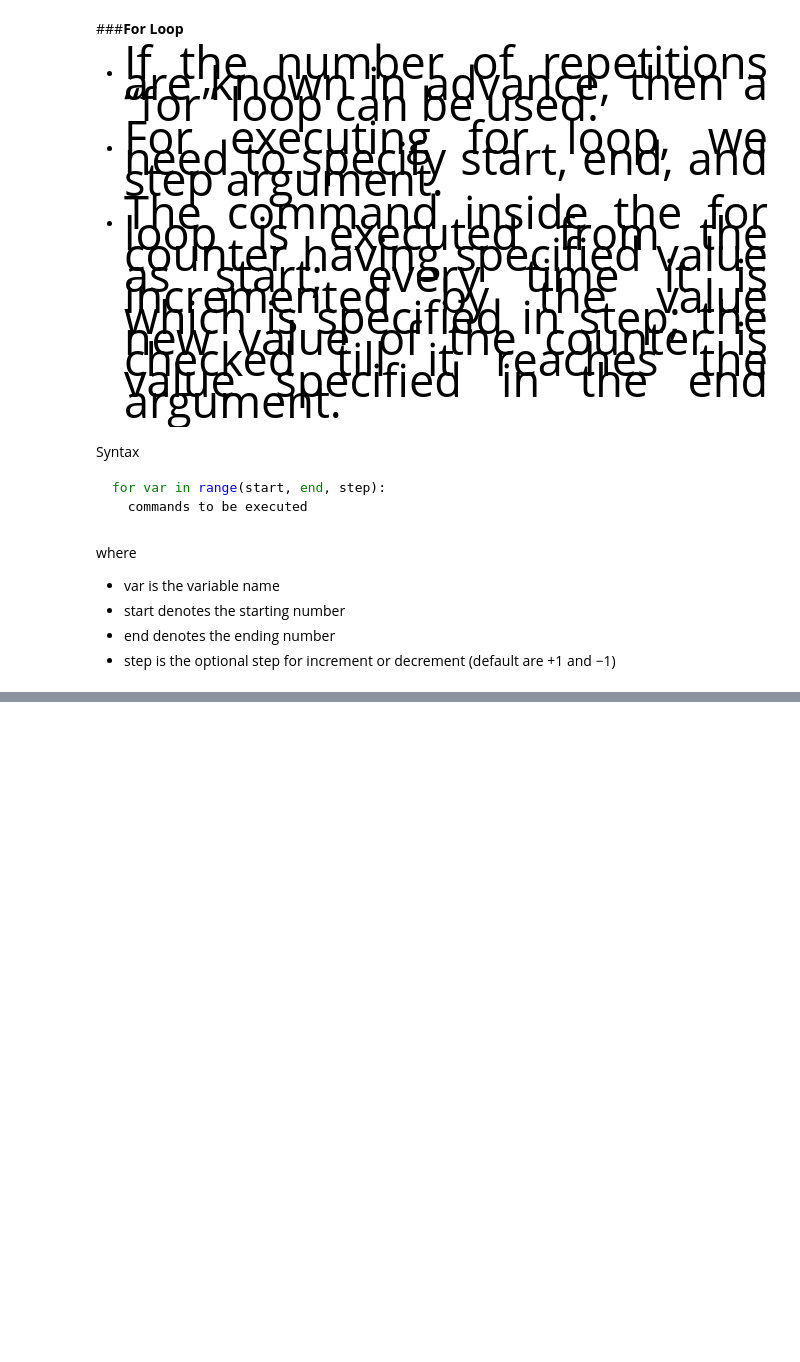
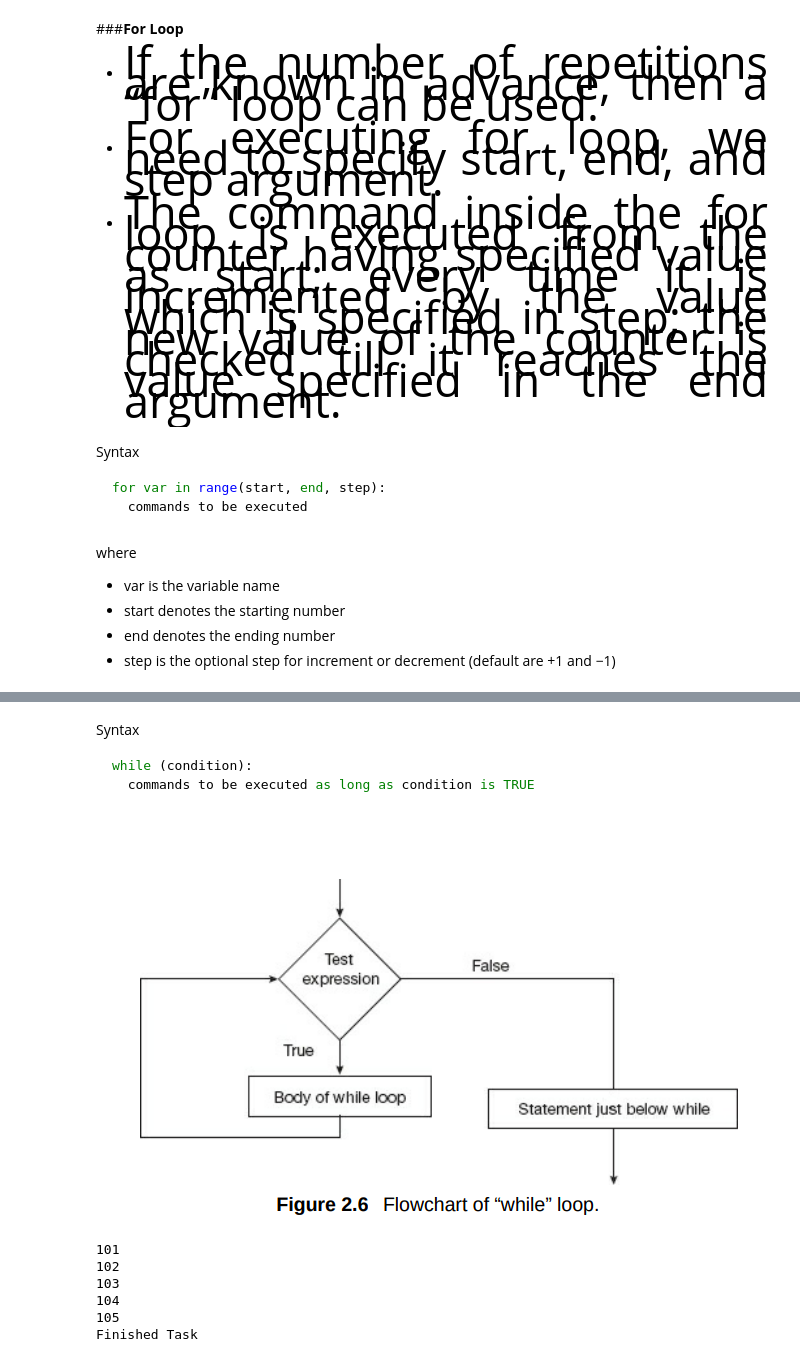
Before and after one commit to ShilpaVasista/PDA---23CSE313, a Jupyter notebook: Module_2_Part_II.ipynb, the cells around one changed output, grey strips where cells are left out. Cells and saved outputs as stored; diff of their text form; code cells hidden in the pictures; blank space fills up the shorter version.

````diff
--- a/Module_2_Part_II.ipynb
+++ b/Module_2_Part_II.ipynb
@@ -259,0 +463,26 @@ where
+# %% [markdown]
+Syntax
+```python
+while (condition):
+  commands to be executed as long as condition is TRUE
+```
+# %%
+from IPython.display import Image, display
+display(Image(filename='/content/flowchart_of_while_loop.png'))
+# %% [output]
+[figure, added]
+# %%
+#Program using while loop to print numbers within a range.
+counter = 101
+while counter <= 105:
+  print(counter)
+  counter += 1
+#Outside the while loop.
+print("Finished Task")
+# %% [output]
+101
+102
+103
+104
+105
+Finished Task
````
Also changed, not shown: parts of 35 cells of this notebook.
